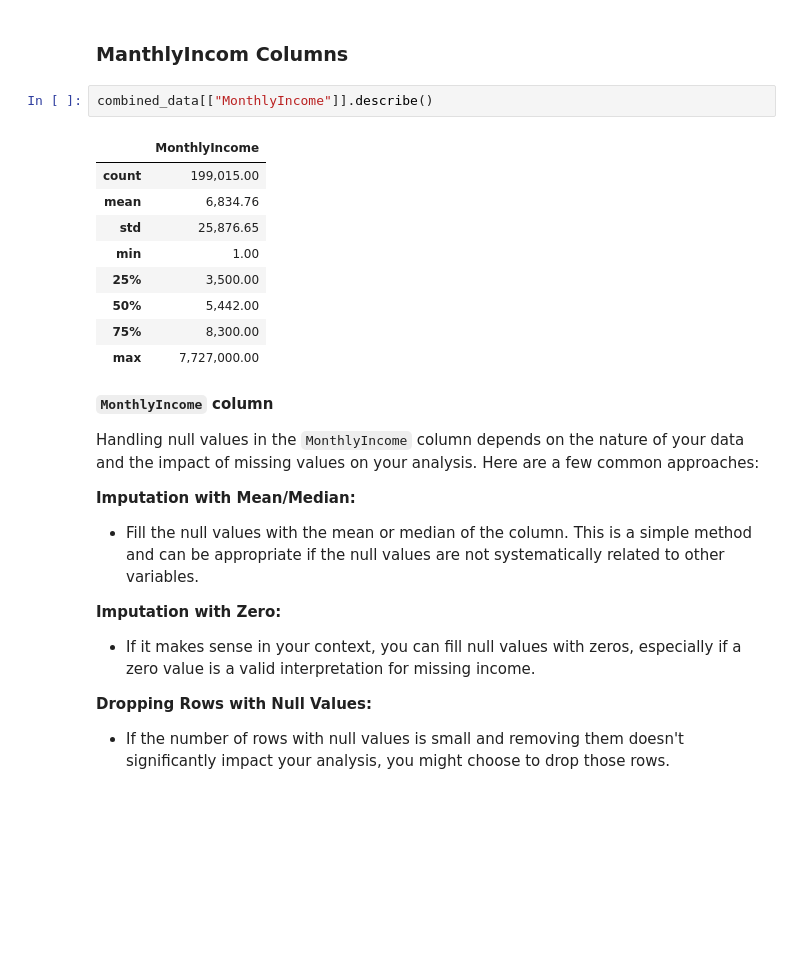
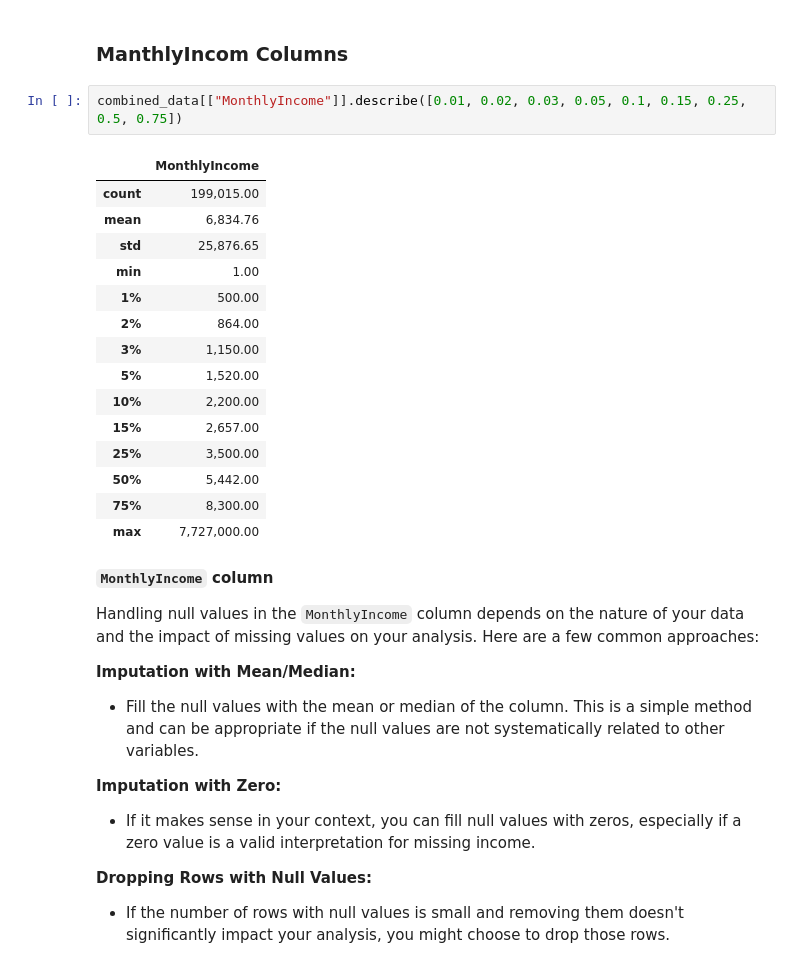
Before and after one commit to Saba-a11/Kaggle_Credit_Score, a Jupyter notebook: CreditModel.ipynb, the cells around one changed output. Cells and saved outputs as stored; diff of their text form; blank space fills up the shorter version.

```diff
--- a/CreditModel.ipynb
+++ b/CreditModel.ipynb
@@ -713,18 +713,24 @@ prt_corr(combined_data, 'NumberOfDependents', 'SeriousDlqin2yrs')
 Correlation between NumberOfDependents and SeriousDlqin2yrs: 0.03804119219113706
 # %% [markdown]
 ### ManthlyIncom Columns
-# %%
-combined_data[["MonthlyIncome"]].describe()
-# %% [output]
-|  | MonthlyIncome |
-| count | 199,015.00 |
-| mean | 6,834.76 |
-| std | 25,876.65 |
-| min | 1.00 |
-| 25% | 3,500.00 |
-| 50% | 5,442.00 |
-| 75% | 8,300.00 |
-| max | 7,727,000.00 |
+# %%
+combined_data[["MonthlyIncome"]].describe([0.01, 0.02, 0.03, 0.05, 0.1, 0.15, 0.25, 0.5, 0.75])
+# %% [output]
+|  | MonthlyIncome |
+| count | 199,015.00 |
+| mean | 6,834.76 |
+| std | 25,876.65 |
+| min | 1.00 |
+| 1% | 500.00 |
+| 2% | 864.00 |
+| 3% | 1,150.00 |
+| 5% | 1,520.00 |
+| 10% | 2,200.00 |
+| 15% | 2,657.00 |
+| 25% | 3,500.00 |
+| 50% | 5,442.00 |
+| 75% | 8,300.00 |
+| max | 7,727,000.00 |
 # %% [markdown]
 **`MonthlyIncome` column**
 
```
Also changed, not shown: parts of 11 cells of this notebook.
